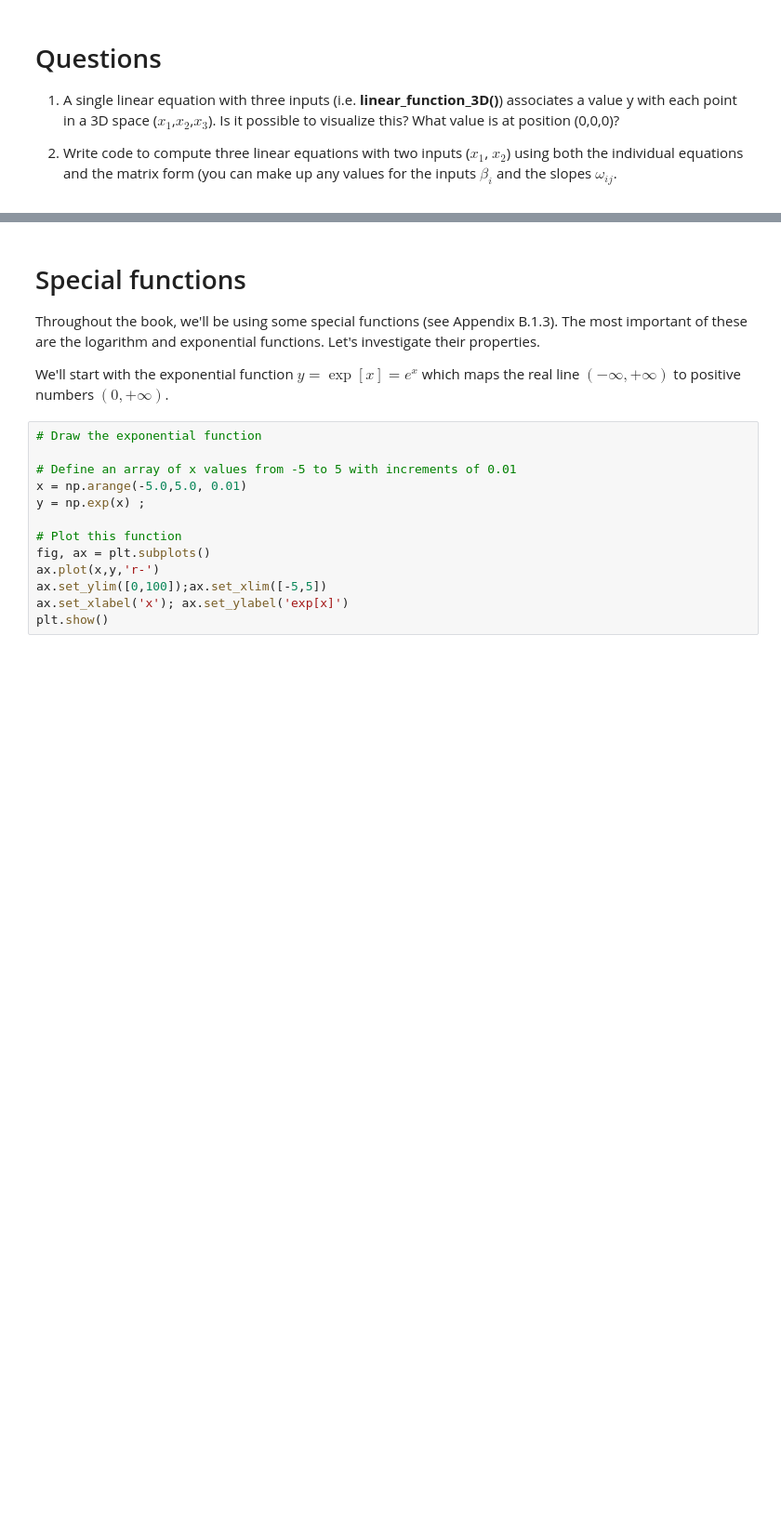
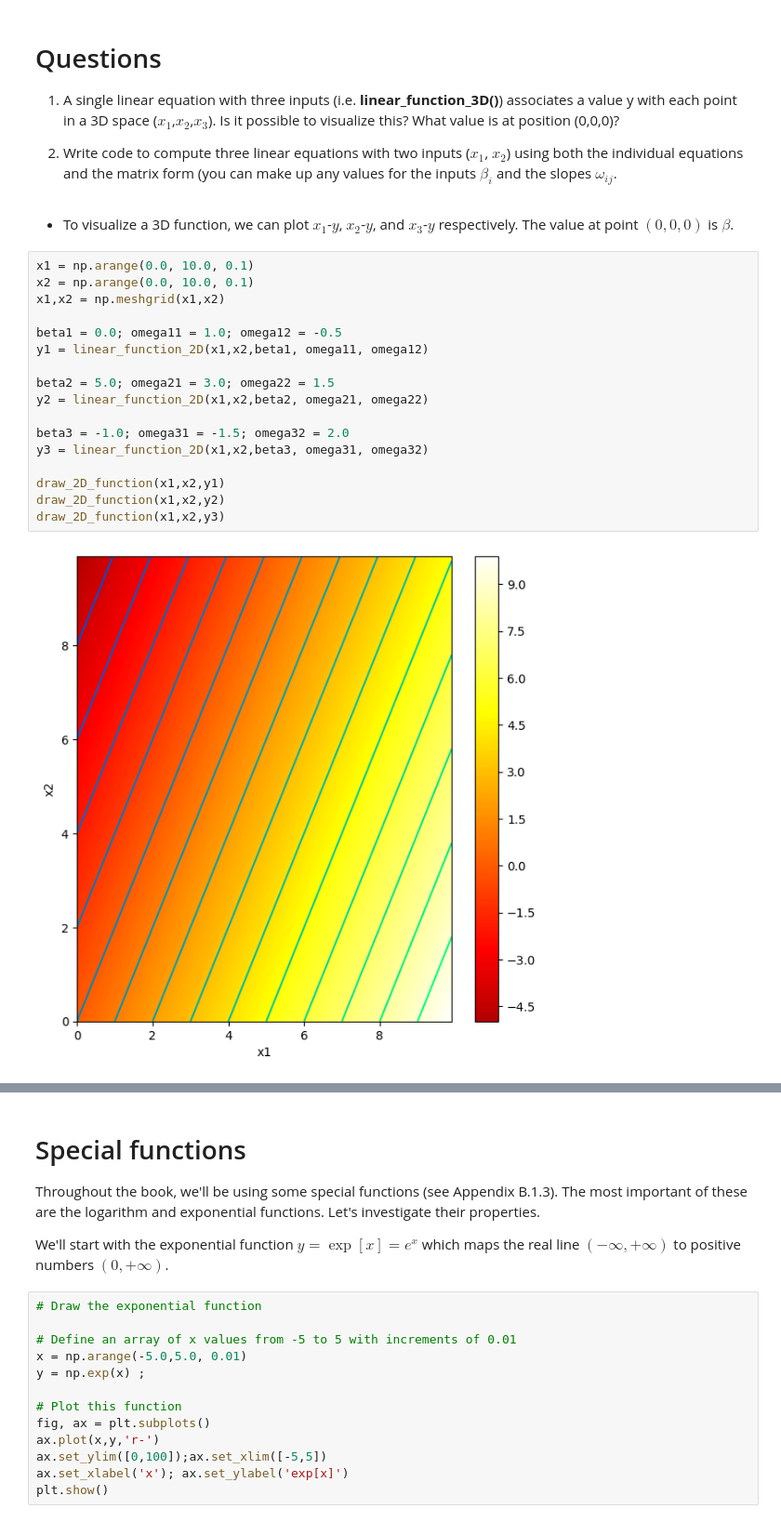
Before and after one commit to connoryyan/understanding-deep-learning, a Jupyter notebook: Chap01/1_1_BackgroundMathematics.ipynb, the cells around one changed output, grey strips where cells are left out. Shown at 93% size. Drawn from its saved outputs; the diff is of its cells as text; blank space fills up the shorter version.

```diff
--- a/Chap01/1_1_BackgroundMathematics.ipynb
+++ b/Chap01/1_1_BackgroundMathematics.ipynb
@@ -158,3 +195,26 @@ print('y1= %3.3f\ny2 = %3.3f'%((y_vec[0][0],y_vec[1][0])))
 1.  A single linear equation with three inputs (i.e. **linear_function_3D()**) associates a value y with each point in a 3D space ($x_1$,$x_2$,$x_3$).  Is it possible to visualize this?   What value is at position (0,0,0)?
 
 2.  Write code to compute three linear equations with two inputs ($x_1$, $x_2$) using both the individual equations and the matrix form (you can make up any values for the inputs $\beta_{i}$ and the slopes $\omega_{ij}$.
+# %% [markdown]
+
+
+*   To visualize a 3D function, we can plot $x_1$-$y$, $x_2$-$y$, and $x_3$-$y$ respectively. The value at point $(0,0,0)$ is $\beta$.
+# %%
+x1 = np.arange(0.0, 10.0, 0.1)
+x2 = np.arange(0.0, 10.0, 0.1)
+x1,x2 = np.meshgrid(x1,x2)
+
+beta1 = 0.0; omega11 = 1.0; omega12 = -0.5
+y1 = linear_function_2D(x1,x2,beta1, omega11, omega12)
+
+beta2 = 5.0; omega21 = 3.0; omega22 = 1.5
+y2 = linear_function_2D(x1,x2,beta2, omega21, omega22)
+
+beta3 = -1.0; omega31 = -1.5; omega32 = 2.0
+y3 = linear_function_2D(x1,x2,beta3, omega31, omega32)
+
+draw_2D_function(x1,x2,y1)
+draw_2D_function(x1,x2,y2)
+draw_2D_function(x1,x2,y3)
+# %% [output]
+[figure, added]
```
Also changed, not shown: parts of 9 cells of this notebook.
